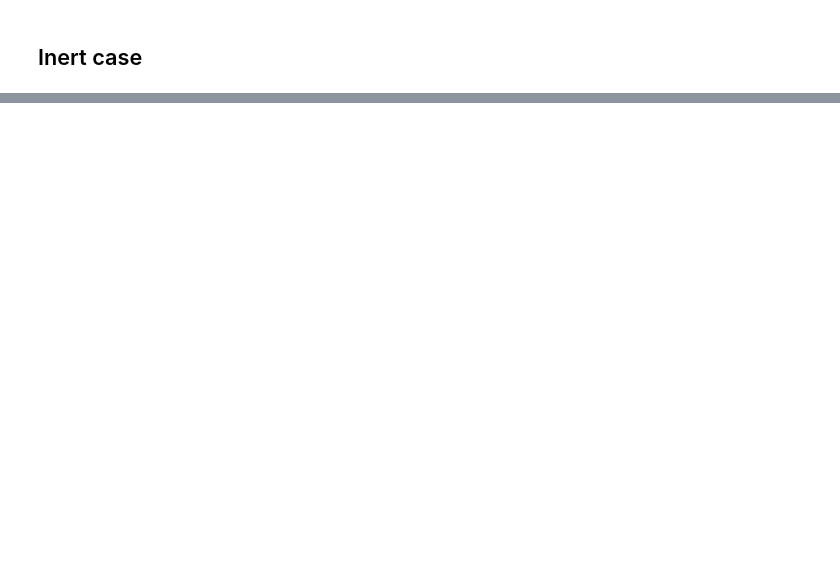
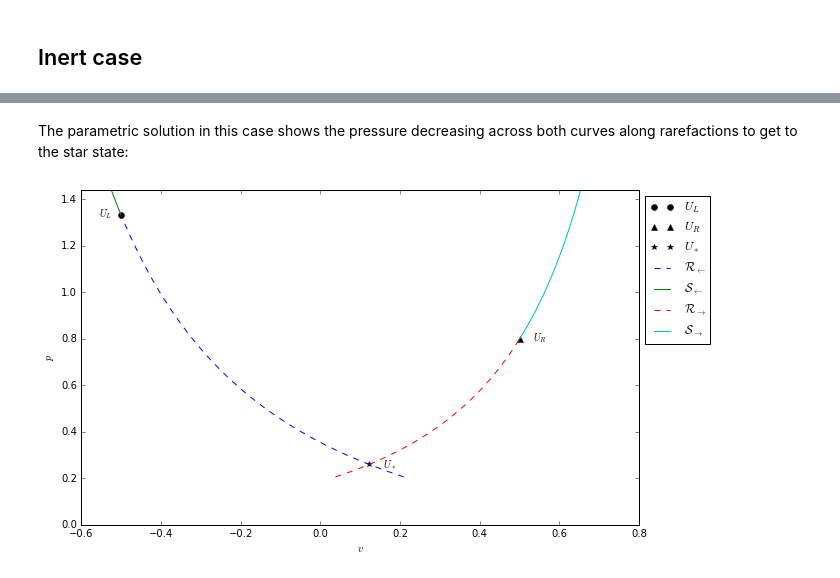
Before and after one commit to harpolea/r3d2, a Jupyter notebook: docs/p_v_plots.ipynb, the cells around one changed output, grey strips where cells are left out. Cells and saved outputs as stored; diff of their text form; code cells hidden in the pictures; blank space fills up the shorter version.

```diff
--- a/docs/p_v_plots.ipynb
+++ b/docs/p_v_plots.ipynb
@@ -180,0 +48,8 @@ display_png(test_1_rp)
+# %% [markdown]
+The parametric solution in this case shows the pressure decreasing across both curves along rarefactions to get to the star state:
+# %%
+fig2 = pyplot.figure(figsize=(10,6))
+ax2 = fig2.add_subplot(111)
+utils.plot_P_v(test_vary_eos_rp, ax2, fig2)
+# %% [output]
+[figure, added]
```
Also changed, not shown: parts of 26 cells of this notebook, 2 other files.
